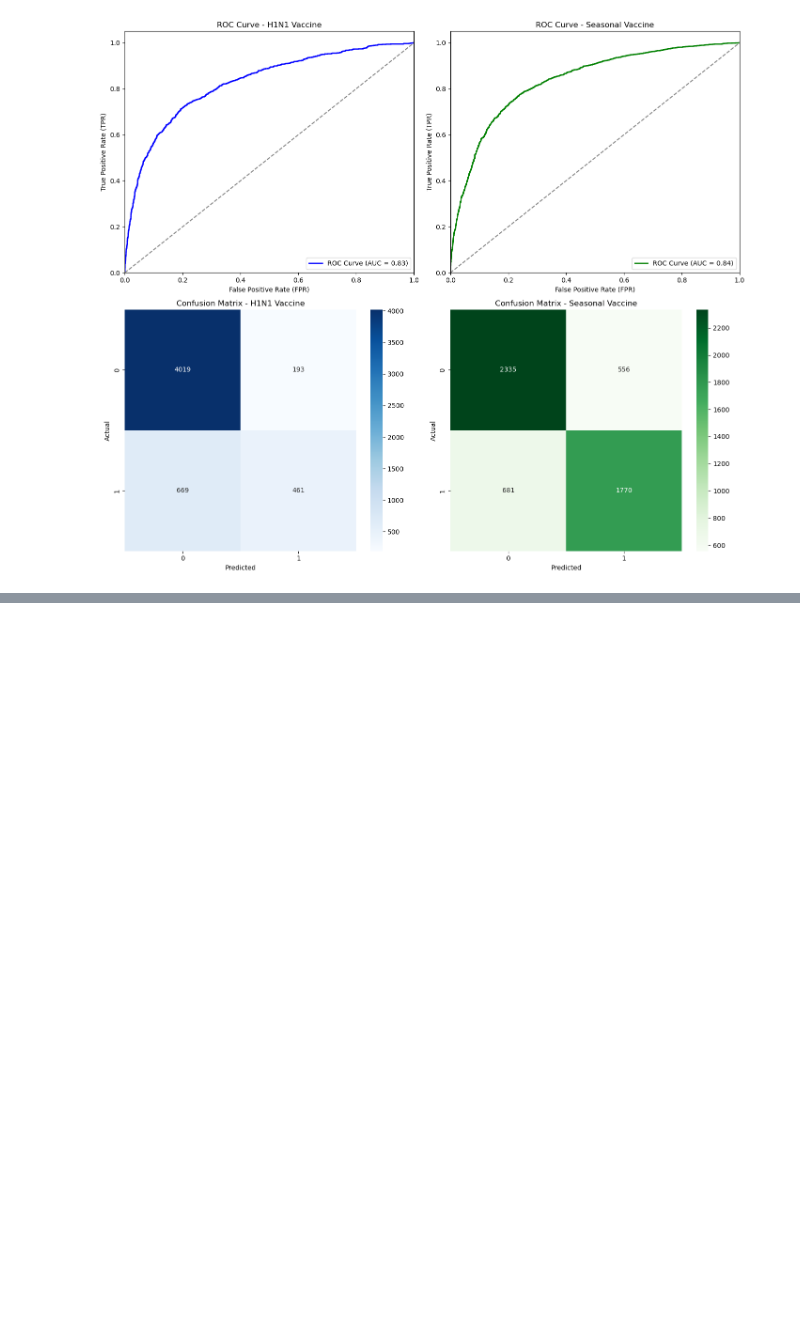
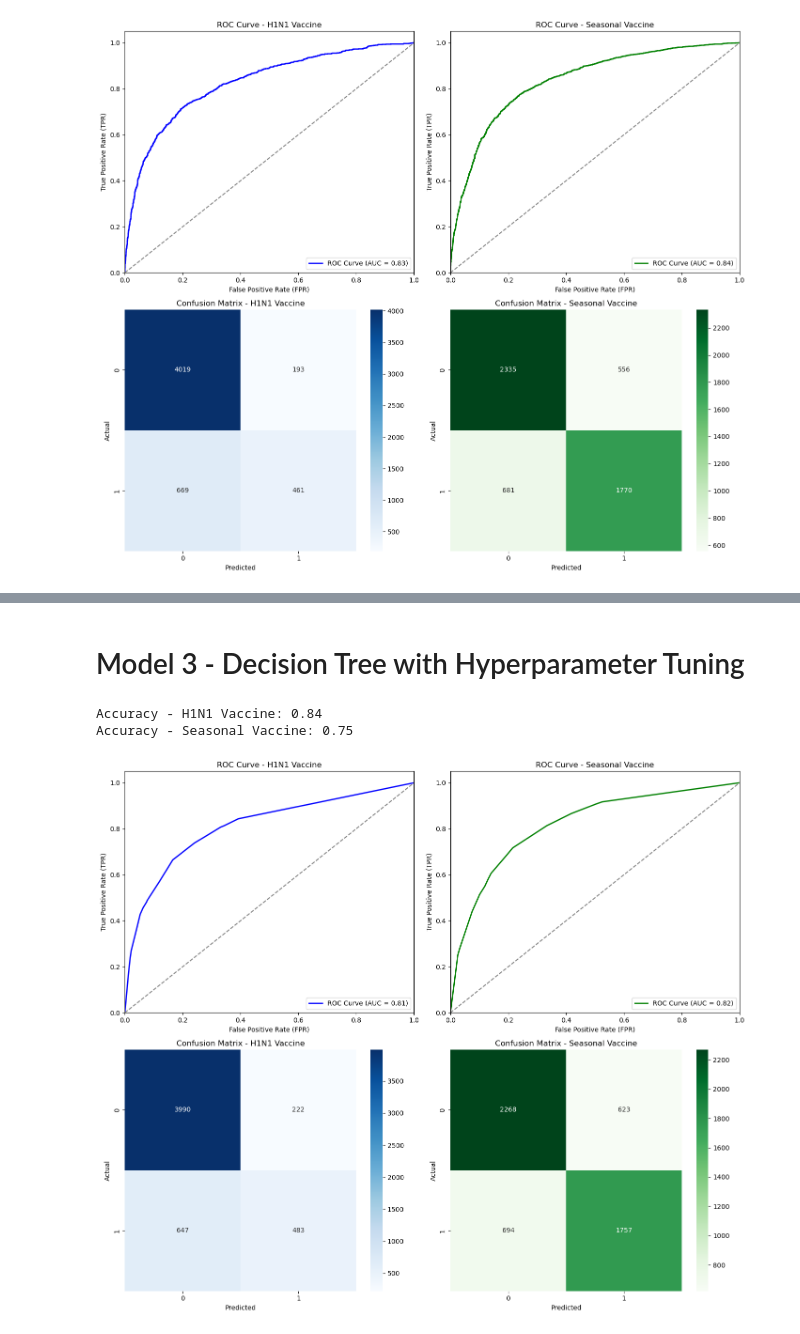
Before and after one commit to Gfatouras/H1N1_and_Seasonal_Flu, a Jupyter notebook: Phase3_Master.ipynb, the cells around one changed output, grey strips where cells are left out. Saved outputs shown, nothing was run; the diff lists cells and outputs as text; code cells hidden in the pictures; blank space fills up the shorter version.

```diff
--- a/Phase3_Master.ipynb
+++ b/Phase3_Master.ipynb
@@ -964,0 +1144,25 @@ Accuracy - Seasonal Vaccine: 0.77
+# %% [markdown]
+# Model 3 - Decision Tree with Hyperparameter Tuning
+# %%
+# Preprocess the data
+X_train_dtree, X_test_dtree = preprocess_simple(X_train,X_test)
+y_train_dtree = y_train.copy()
+y_test_dtree = y_test.copy()
+
+# Initialize the MultiOutputClassifier with a DecisionTreeClassifier
+dt = MultiOutputClassifier(DecisionTreeClassifier(max_depth=4, random_state=42))
+dt.fit(X_train_dtree, y_train_dtree)
+
+# Make predictions
+y_pred_dt_train = dt.predict(X_train_dtree)
+y_pred_dt_test = dt.predict(X_test_dtree)
+
+# Predict probabilities for the positive class for each target
+y_dt_pred_proba = [est.predict_proba(X_test_dtree) for est in dt.estimators_]
+
+# Use the summary function to output results
+summary(y_test_dtree, y_pred_dt_test, y_dt_pred_proba)
+# %% [output]
+Accuracy - H1N1 Vaccine: 0.84
+Accuracy - Seasonal Vaccine: 0.75
+[figure, added]
```
Also changed, not shown: parts of 41 cells of this notebook.
